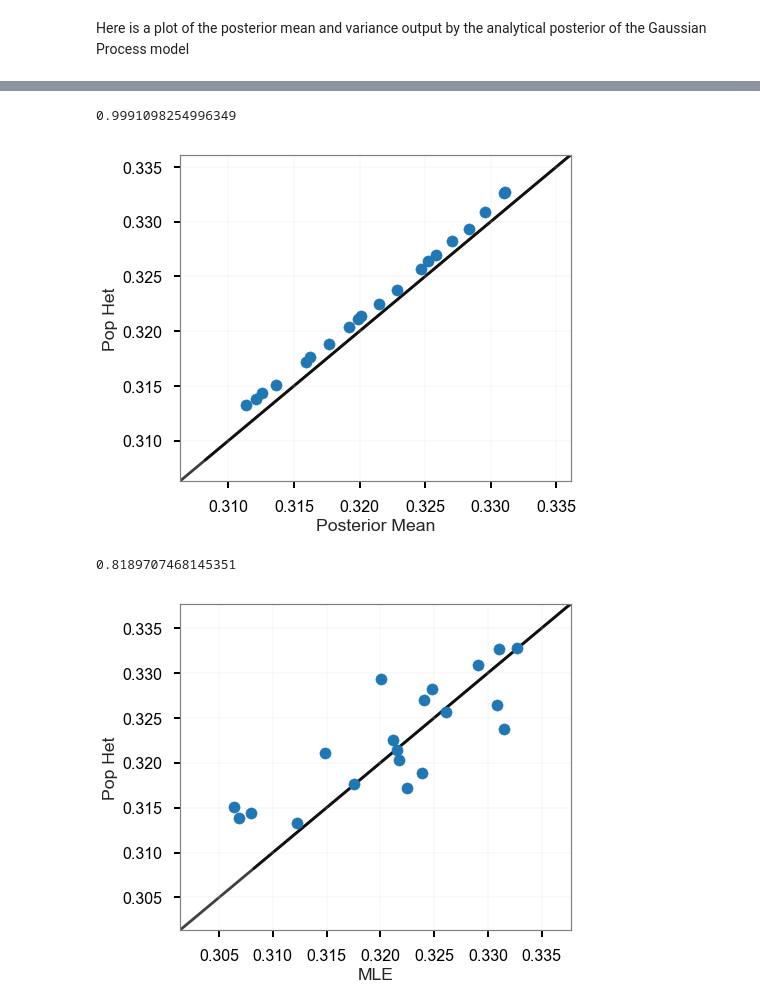
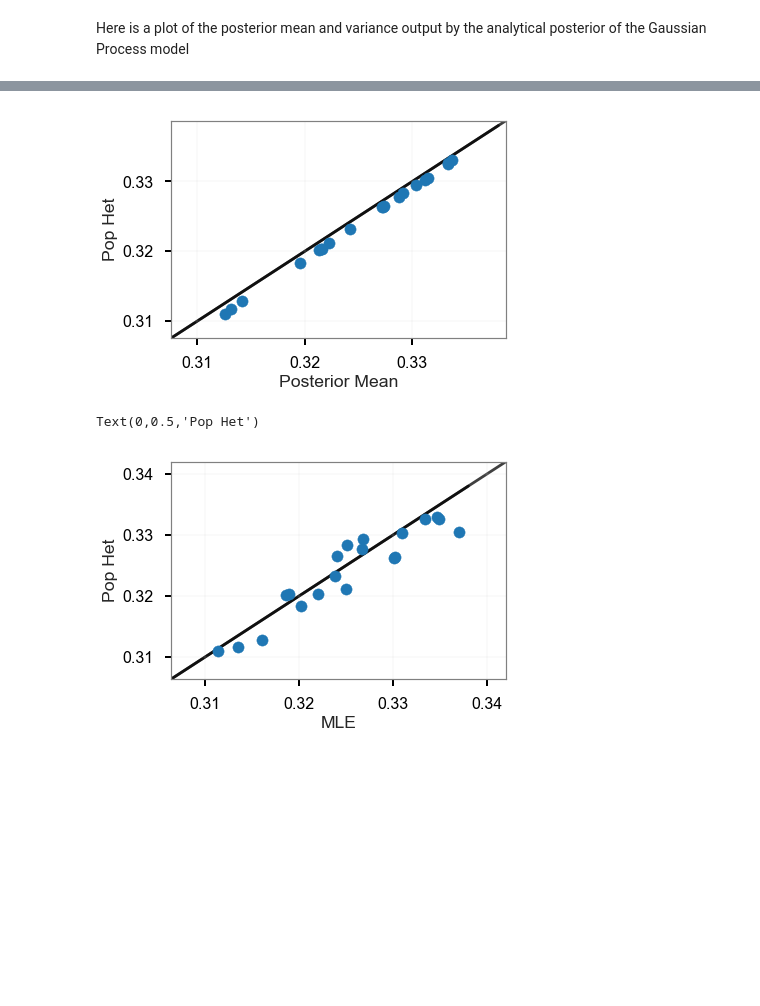
Before and after one commit to ancient-dna/hetgp, a Jupyter notebook: notebooks/wright-fisher-reads.ipynb, the cells around one changed output, grey strips where cells are left out. Cells and saved outputs as stored; diff of their text form; code cells hidden in the pictures; blank space fills up the shorter version.

```diff
--- a/notebooks/wright-fisher-reads.ipynb
+++ b/notebooks/wright-fisher-reads.ipynb
@@ -51,7 +53,7 @@ X = sim.simulate_genotypes(t, F)
 Simulate reads
 # %%
 eps = .01 # error rate
-lamb = 2 # average coverage
+lamb = 4 # average coverage
 Y, C = sim.simulate_reads(X, eps, lamb)
 # %% [markdown]
 Plot a hist of the coverage distribution for a the first individual
@@ -90,11 +92,11 @@ h_hat = np.empty(n)
 sigma2 = np.empty(n)
 
 for i in range(n):
-    print(i)
-    L = opt.comp_lik_mat(Y[i,:], C[i,:], .01)
+    L = opt.comp_lik_mat(Y[i,:], C[i,:], eps, n_samp=0)
     pi_hat = opt.est_freq_read(L)
     h_hat[i] = pi_hat[1]
-    I = opt.comp_fish_info(L, pi_hat)
-    sigma2[i] = opt.comp_lik_var(I, p)
+    sigma2[i] = opt.comp_lik_var(L, pi_hat)
+    if i % 5 == 0:
+        print(i)
 # %% [output]
 0
@@ -142,9 +132,13 @@ Text(0,0.5,'-log10(variance)')
 # %% [markdown]
 Fit a Gaussian Process regression model with a Matern kernal. We use an emprical Bayes approach where the marginal likelihood is maximized to estimate hyper parameters of the covariance kernal and then posterior is then analytically computed ...
 # %%
-kern = gp.kern.Matern52(1)
-#kern = gp.kern.Exponential(1)
-model = gp.models.GPHeteroscedasticRegression(t[:,None], h_hat[:,None], kern) # set the model
+#noise = gp.kern.Bias(1) + gp.kern.White(1)
+#kern = gp.kern.Matern32(1)
+#model = gp.models.GPHeteroscedasticRegression(t[:,None], h_hat[:,None], kern) # set the model
 
-model.het_Gauss.variance = sigma2[:,None]
-model.het_Gauss.variance.fix()
+#model.het_Gauss.variance = sigma2[:,None]
+#model.het_Gauss.variance.fix()
+
+model = gpext.GPRHet(t[:,None].astype(np.float64), h_hat[:,None], kern=gpflow.kernels.Matern32(1))
+model.d = np.log(sigma2)
+model.d.trainable = False
@@ -161,3 +158,5 @@ Wall time: 84.6 ms
+# %%
+mu, var = model.predict_y(t[:,None].astype(np.float64))
 # %% [markdown]
 Fitting this is incredibly quick!
 # %% [markdown]
@@ -174,18 +171,18 @@ plt.plot(t, h_hat,'kx', mew=1.5);
 # %%
-sim.plot_xy(model_df["Posterior Mean"], model_df["Pop Het"])
-plt.xlabel("Posterior Mean")
-plt.ylabel("Pop Het")
+sim.plot_xy(mu, h)
+plt.xlabel("Posterior Mean");
+plt.ylabel("Pop Het");
 
-np.corrcoef(model_df["Posterior Mean"], model_df["Pop Het"])[0,1]
+#print(np.corrcoef(model_df["Posterior Mean"], model_df["Pop Het"])[0,1])
+#print(np.mean(model_df["Posterior Mean"] - model_df["Pop Het"]))
 # %% [output]
-0.9991098254996349
-[figure, old version]
+[figure, new version]
 # %%
-sim.plot_xy(model_df["Est Het"], model_df["Pop Het"])
+sim.plot_xy(h_hat, h)
 plt.xlabel("MLE")
 plt.ylabel("Pop Het")
 
-np.corrcoef(model_df["Est Het"], model_df["Pop Het"])[0,1]
+#np.corrcoef(model_df["Est Het"], model_df["Pop Het"])[0,1]
 # %% [output]
-0.8189707468145351
+Text(0,0.5,'Pop Het')
-[figure, old version]
+[figure, new version]
```
Also changed, not shown: parts of 14 cells of this notebook, 8 other files.
